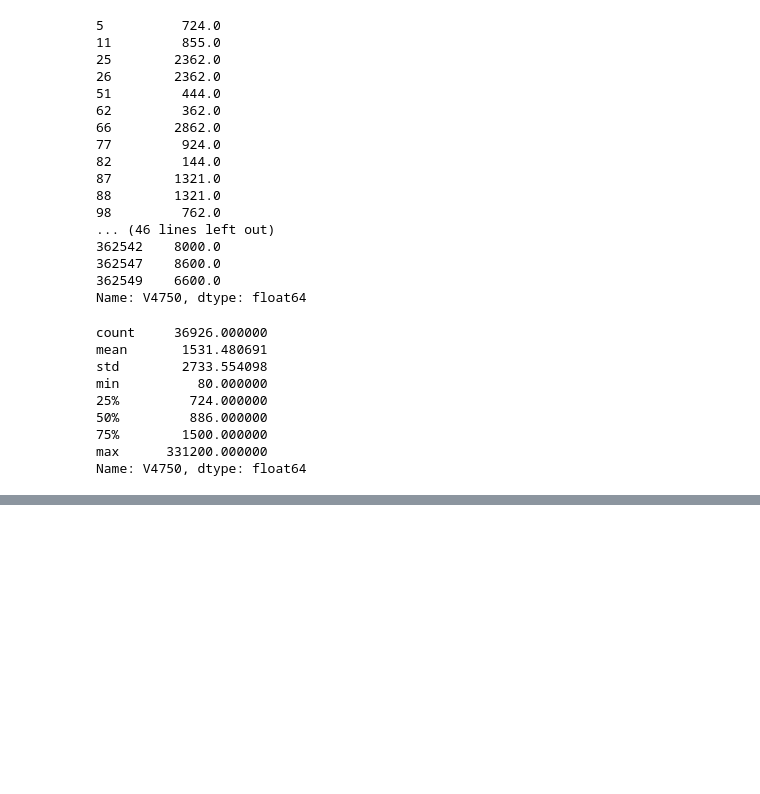
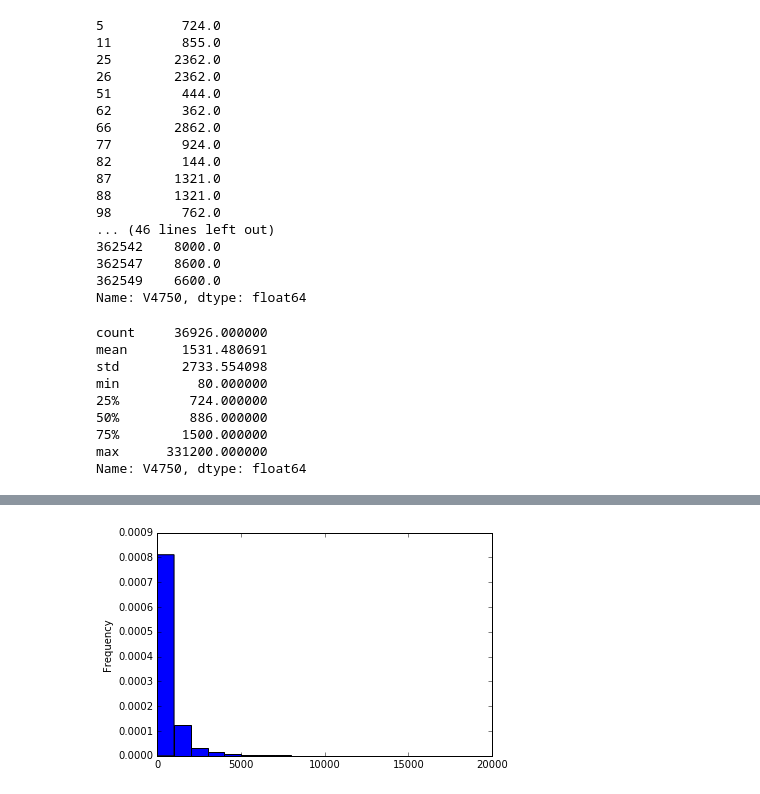
Before and after one commit to carletti/CD, a Jupyter notebook: Projeto1/Projeto1_final.ipynb, the cells around one changed output, grey strips where cells are left out. Drawn from its saved outputs; the diff is of its cells as text; code cells hidden in the pictures; blank space fills up the shorter version.

```diff
--- a/Projeto1/Projeto1_final.ipynb
+++ b/Projeto1/Projeto1_final.ipynb
@@ -329,0 +331,3 @@ AttributeError: 'Series' object has no attribute 'boxplot'
+# %%
+dados2011 = pd.read_csv("PES2011.csv",sep = ',')
+n2011 = dados2011.shape[0]
@@ -329,0 +344,12 @@ AttributeError: 'Series' object has no attribute 'boxplot'
+# %%
+dados2011.APOSENT2011 = dados2011.V9122
+dados2011.V9122 = dados2011.V9122.astype('category')
+#dados2011.V9122.cat.categories = ('Aposentado*', 'Não_aposentado*')
+
+dados2011.APOSENT2011[(dados2011.V9122 == 'Aposentado*')] = "Aposentado*"
+dados2011.APOSENT2011[(dados2011.V9122 == 'Não_posentado*')] = "Não_aposentado*"
+# %%
+renda2011 = dados2011.V4750
+faixas_renda = range(0,20000, 1000)
+classe = pd.cut(renda2011, faixas_renda)
+classe.value_counts()
@@ -329,0 +377,6 @@ AttributeError: 'Series' object has no attribute 'boxplot'
+# %%
+intervalo_renda = np.arange(0, 20000, 1000)
+renda2011 = renda2011.fillna(0)
+histograma3 = renda2011.plot.hist(bins=intervalo_renda, normed=1)
+# %% [output]
+[figure, added]
```
Also changed, not shown: parts of 10 cells of this notebook.
